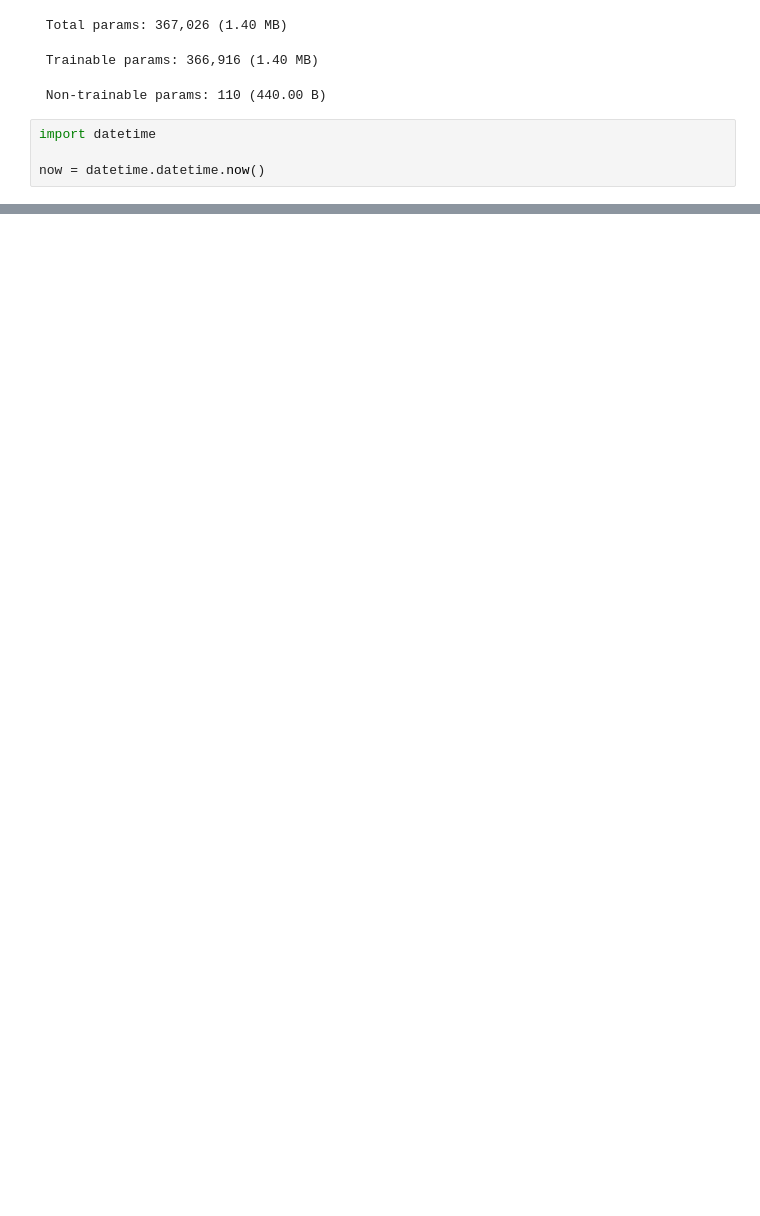
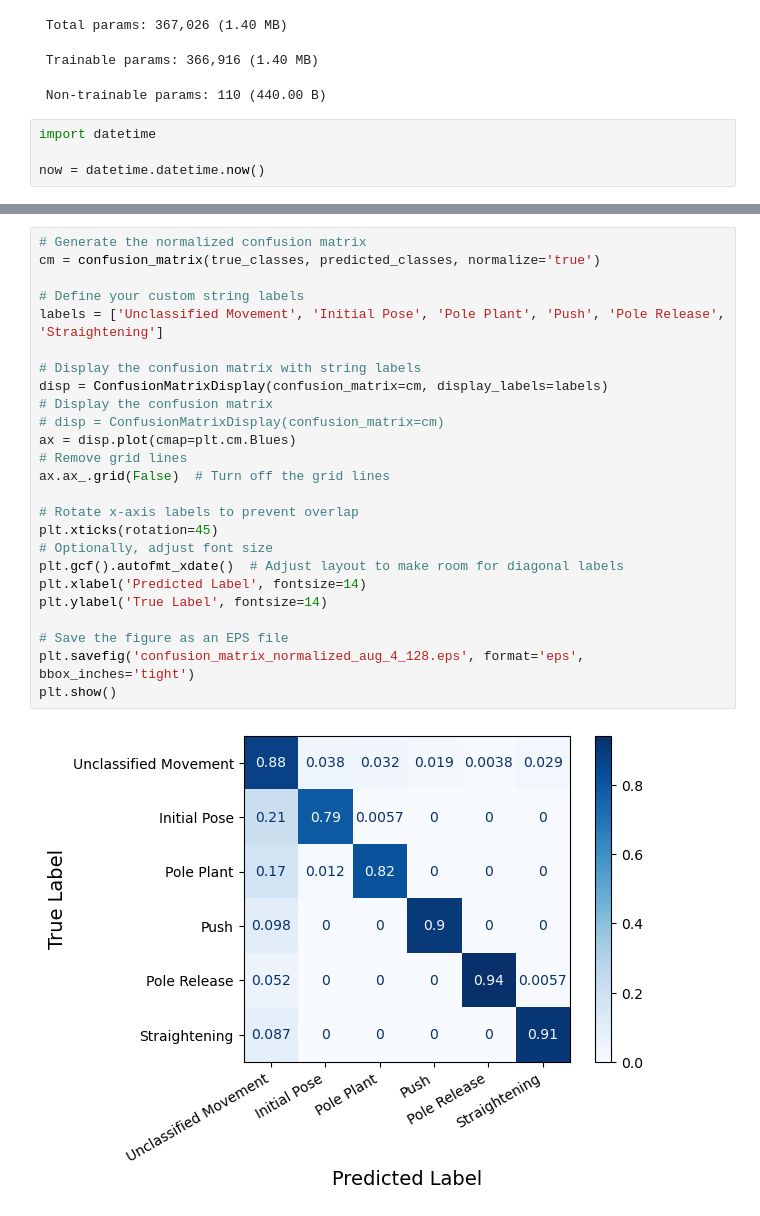
Before and after one commit to magictoene/BachelorThesis, a Jupyter notebook: neural_network_test.ipynb, the cells around one changed output, grey strips where cells are left out. Saved outputs shown, nothing was run; the diff lists cells and outputs as text; blank space fills up the shorter version.

```diff
--- a/neural_network_test.ipynb
+++ b/neural_network_test.ipynb
@@ -415,0 +432,27 @@ Shape of true_classes: (382,)
+# %%
+# Generate the normalized confusion matrix
+cm = confusion_matrix(true_classes, predicted_classes, normalize='true')
+
+# Define your custom string labels
+labels = ['Unclassified Movement', 'Initial Pose', 'Pole Plant', 'Push', 'Pole Release', 'Straightening']
+
+# Display the confusion matrix with string labels
+disp = ConfusionMatrixDisplay(confusion_matrix=cm, display_labels=labels)
+# Display the confusion matrix
+# disp = ConfusionMatrixDisplay(confusion_matrix=cm)
+ax = disp.plot(cmap=plt.cm.Blues)
+# Remove grid lines
+ax.ax_.grid(False)  # Turn off the grid lines
+
+# Rotate x-axis labels to prevent overlap
+plt.xticks(rotation=45)
+# Optionally, adjust font size
+plt.gcf().autofmt_xdate()  # Adjust layout to make room for diagonal labels
+plt.xlabel('Predicted Label', fontsize=14)
+plt.ylabel('True Label', fontsize=14)
+
+# Save the figure as an EPS file
+plt.savefig('confusion_matrix_normalized_aug_4_128.eps', format='eps', bbox_inches='tight')
+plt.show()
+# %% [output]
+[figure, added]
```
Also changed, not shown: parts of 10 cells of this notebook.
